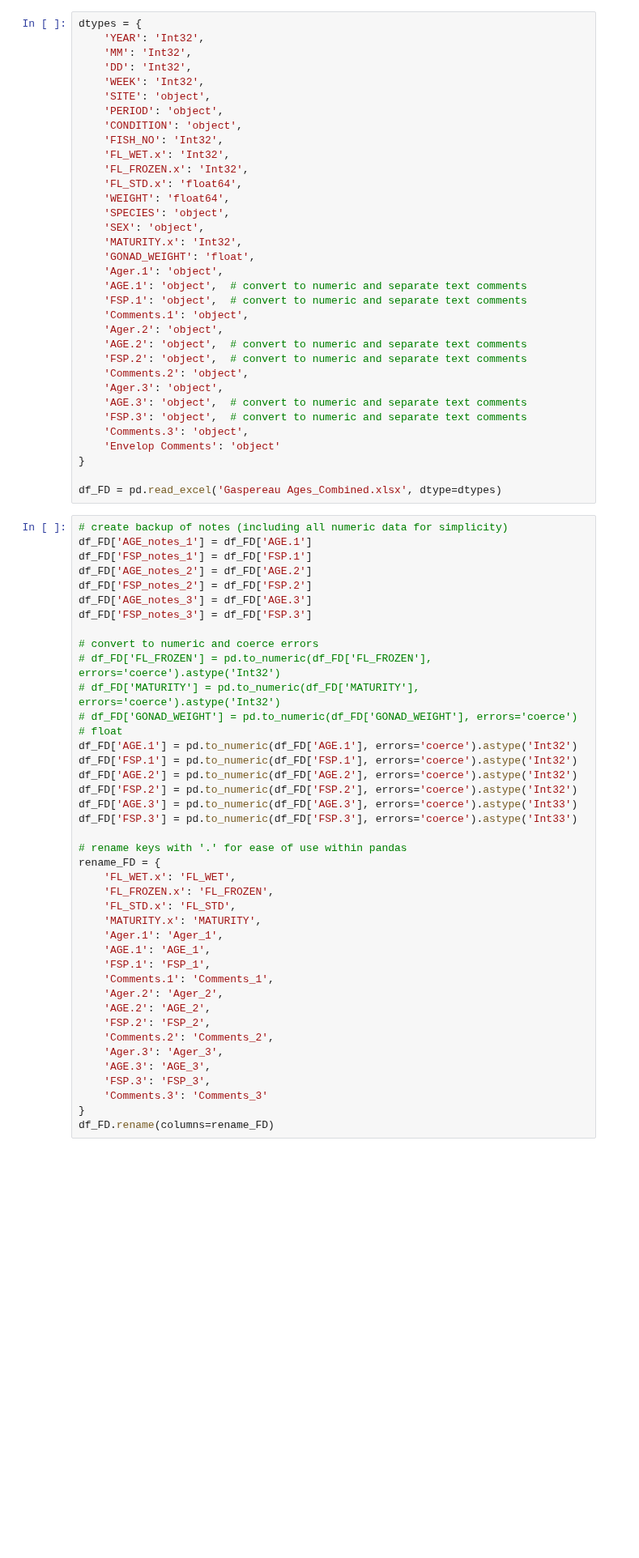
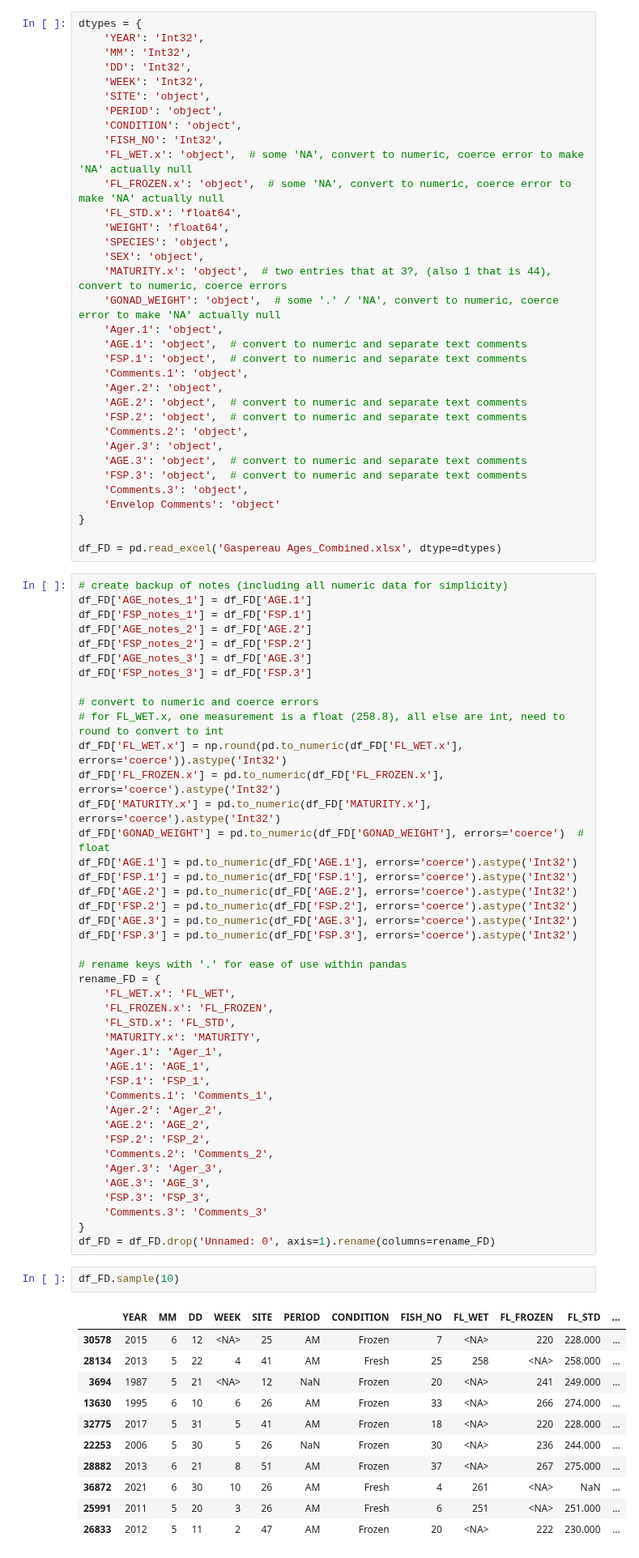
Before and after one commit to dfo-gulf-science/Gaspereau, a Jupyter notebook: 1.1 Data Cleaning - Fish Details (updated).ipynb, the cells around one changed output. Shown at 81% size. Saved outputs shown, nothing was run; the diff lists cells and outputs as text; blank space fills up the shorter version.

```diff
--- a/1.1 Data Cleaning - Fish Details (updated).ipynb
+++ b/1.1 Data Cleaning - Fish Details (updated).ipynb
@@ -29,14 +29,14 @@ dtypes = {
     'PERIOD': 'object',
     'CONDITION': 'object',
     'FISH_NO': 'Int32',
-    'FL_WET.x': 'Int32',
-    'FL_FROZEN.x': 'Int32',
+    'FL_WET.x': 'object',  # some 'NA', convert to numeric, coerce error to make 'NA' actually null
+    'FL_FROZEN.x': 'object',  # some 'NA', convert to numeric, coerce error to make 'NA' actually null
     'FL_STD.x': 'float64',
     'WEIGHT': 'float64',
     'SPECIES': 'object',
     'SEX': 'object',
-    'MATURITY.x': 'Int32',
-    'GONAD_WEIGHT': 'float',
+    'MATURITY.x': 'object',  # two entries that at 3?, (also 1 that is 44), convert to numeric, coerce errors
+    'GONAD_WEIGHT': 'object',  # some '.' / 'NA', convert to numeric, coerce error to make 'NA' actually null
     'Ager.1': 'object',
     'AGE.1': 'object',  # convert to numeric and separate text comments
     'FSP.1': 'object',  # convert to numeric and separate text comments
@@ -63,15 +63,17 @@ df_FD['AGE_notes_3'] = df_FD['AGE.3']
 df_FD['FSP_notes_3'] = df_FD['FSP.3']
 
 # convert to numeric and coerce errors
-# df_FD['FL_FROZEN'] = pd.to_numeric(df_FD['FL_FROZEN'], errors='coerce').astype('Int32')
-# df_FD['MATURITY'] = pd.to_numeric(df_FD['MATURITY'], errors='coerce').astype('Int32')
-# df_FD['GONAD_WEIGHT'] = pd.to_numeric(df_FD['GONAD_WEIGHT'], errors='coerce')  # float
+# for FL_WET.x, one measurement is a float (258.8), all else are int, need to round to convert to int
+df_FD['FL_WET.x'] = np.round(pd.to_numeric(df_FD['FL_WET.x'], errors='coerce')).astype('Int32')
+df_FD['FL_FROZEN.x'] = pd.to_numeric(df_FD['FL_FROZEN.x'], errors='coerce').astype('Int32')
+df_FD['MATURITY.x'] = pd.to_numeric(df_FD['MATURITY.x'], errors='coerce').astype('Int32')
+df_FD['GONAD_WEIGHT'] = pd.to_numeric(df_FD['GONAD_WEIGHT'], errors='coerce')  # float
 df_FD['AGE.1'] = pd.to_numeric(df_FD['AGE.1'], errors='coerce').astype('Int32')
 df_FD['FSP.1'] = pd.to_numeric(df_FD['FSP.1'], errors='coerce').astype('Int32')
 df_FD['AGE.2'] = pd.to_numeric(df_FD['AGE.2'], errors='coerce').astype('Int32')
 df_FD['FSP.2'] = pd.to_numeric(df_FD['FSP.2'], errors='coerce').astype('Int32')
-df_FD['AGE.3'] = pd.to_numeric(df_FD['AGE.3'], errors='coerce').astype('Int33')
-df_FD['FSP.3'] = pd.to_numeric(df_FD['FSP.3'], errors='coerce').astype('Int33')
+df_FD['AGE.3'] = pd.to_numeric(df_FD['AGE.3'], errors='coerce').astype('Int32')
+df_FD['FSP.3'] = pd.to_numeric(df_FD['FSP.3'], errors='coerce').astype('Int32')
 
 # rename keys with '.' for ease of use within pandas
 rename_FD = {
@@ -92,7 +94,21 @@ rename_FD = {
     'FSP.3': 'FSP_3',
     'Comments.3': 'Comments_3'
 }
-df_FD.rename(columns=rename_FD)
+df_FD = df_FD.drop('Unnamed: 0', axis=1).rename(columns=rename_FD)
+# %%
+df_FD.sample(10)
+# %% [output]
+|  | YEAR | MM | DD | WEEK | SITE | PERIOD | CONDITION | FISH_NO | FL_WET | FL_FROZEN | FL_STD | ... |
+| 30578 | 2015 | 6 | 12 | <NA> | 25 | AM | Frozen | 7 | <NA> | 220 | 228.000 | ... |
+| 28134 | 2013 | 5 | 22 | 4 | 41 | AM | Fresh | 25 | 258 | <NA> | 258.000 | ... |
+| 3694 | 1987 | 5 | 21 | <NA> | 12 | NaN | Frozen | 20 | <NA> | 241 | 249.000 | ... |
+| 13630 | 1995 | 6 | 10 | 6 | 26 | AM | Frozen | 33 | <NA> | 266 | 274.000 | ... |
+| 32775 | 2017 | 5 | 31 | 5 | 41 | AM | Frozen | 18 | <NA> | 220 | 228.000 | ... |
+| 22253 | 2006 | 5 | 30 | 5 | 26 | NaN | Frozen | 30 | <NA> | 236 | 244.000 | ... |
+| 28882 | 2013 | 6 | 21 | 8 | 51 | AM | Frozen | 37 | <NA> | 267 | 275.000 | ... |
+| 36872 | 2021 | 6 | 30 | 10 | 26 | AM | Fresh | 4 | 261 | <NA> | NaN | ... |
+| 25991 | 2011 | 5 | 20 | 3 | 26 | AM | Fresh | 6 | 251 | <NA> | 251.000 | ... |
+| 26833 | 2012 | 5 | 11 | 2 | 47 | AM | Frozen | 20 | <NA> | 222 | 230.000 | ... |
 # %% [markdown]
 # helper functions
 # %%
```
Also changed, not shown: parts of 4 cells of this notebook.
